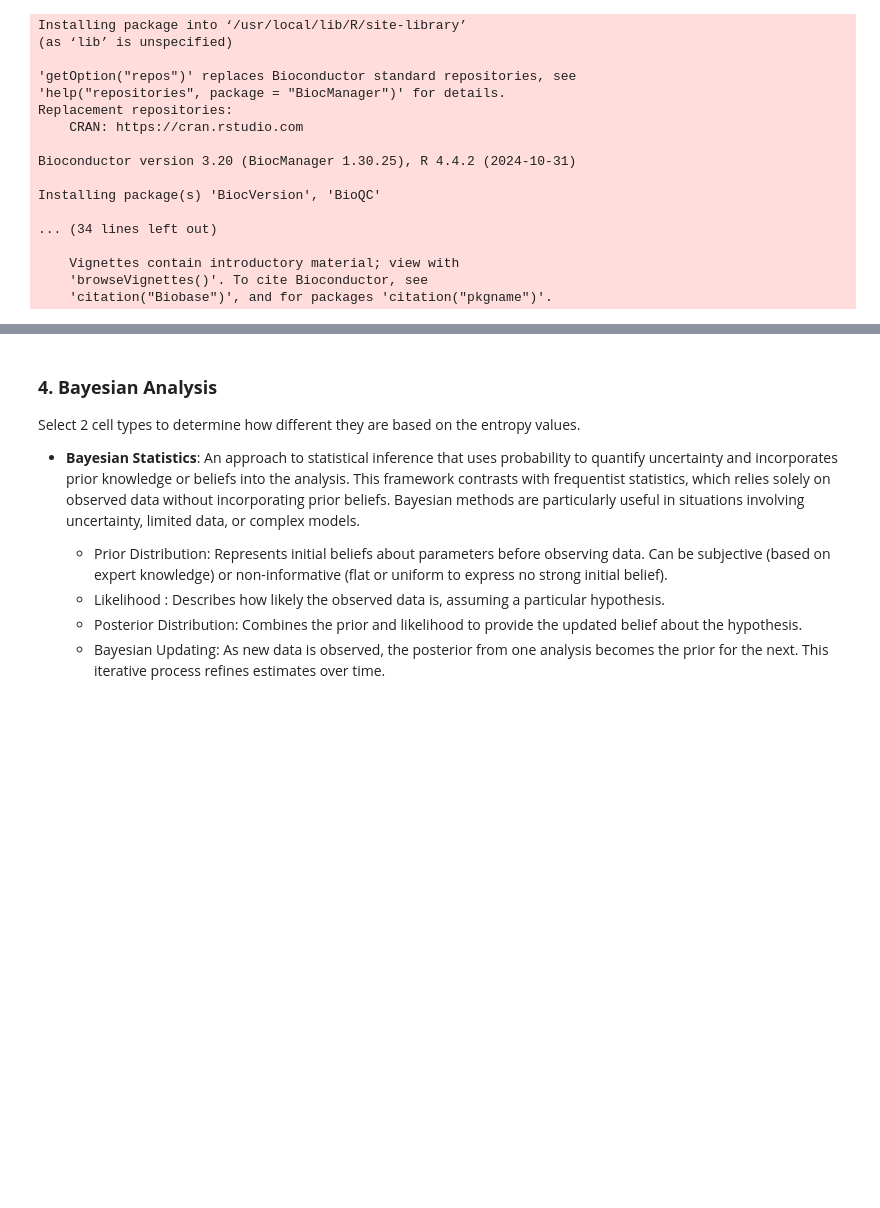
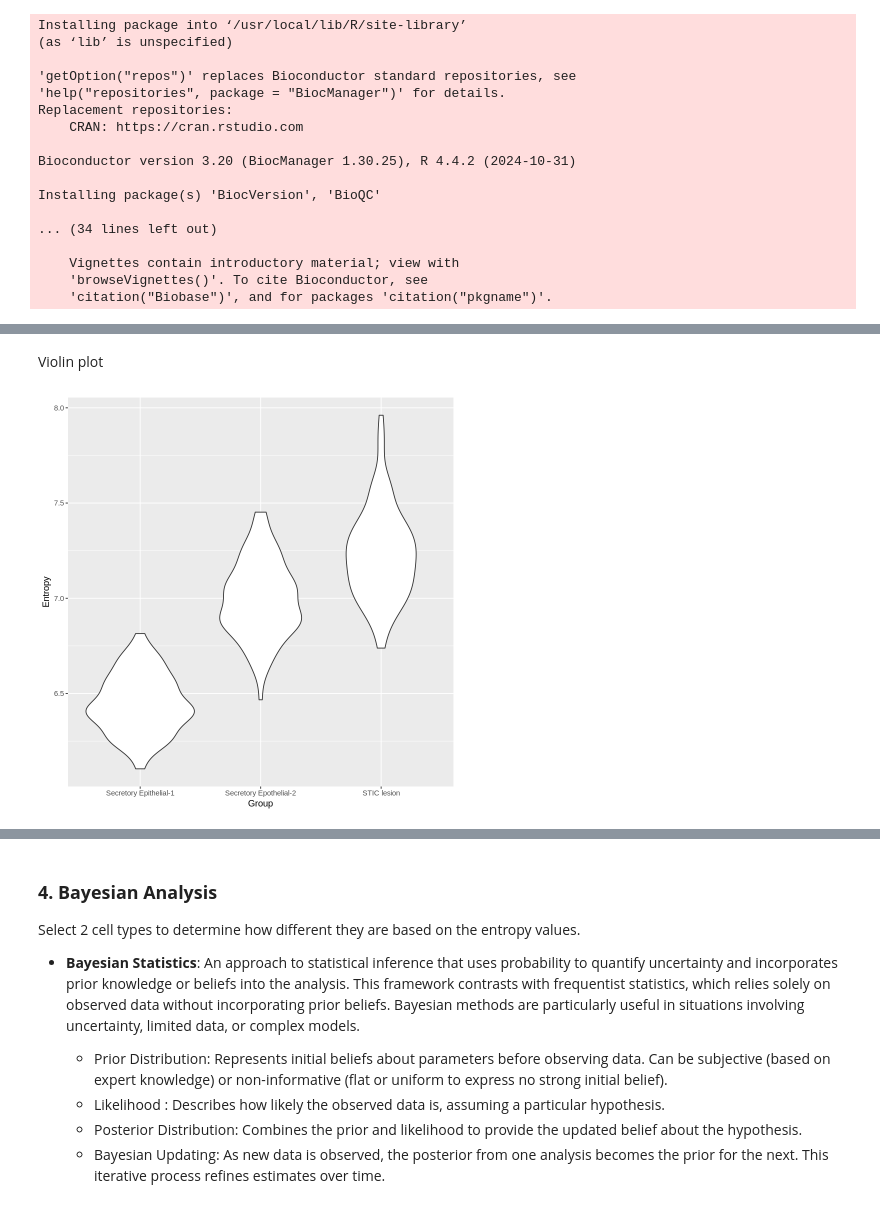
Before and after one commit to huma1995/statistics, a Jupyter notebook: Day_3.ipynb, the cells around one changed output, grey strips where cells are left out. Cells and saved outputs as stored; diff of their text form; code cells hidden in the pictures; blank space fills up the shorter version.

```diff
--- a/Day_3.ipynb
+++ b/Day_3.ipynb
@@ -136,0 +157,8 @@ boxplot(compilation_STIC$Entropy,
+# %% [markdown]
+Violin plot
+# %%
+v <- ggplot (temp, aes(x=Group, y=Entropy)) +
+  geom_violin()
+v
+# %% [output]
+[figure, added]
```
Also changed, not shown: parts of 9 cells of this notebook.
